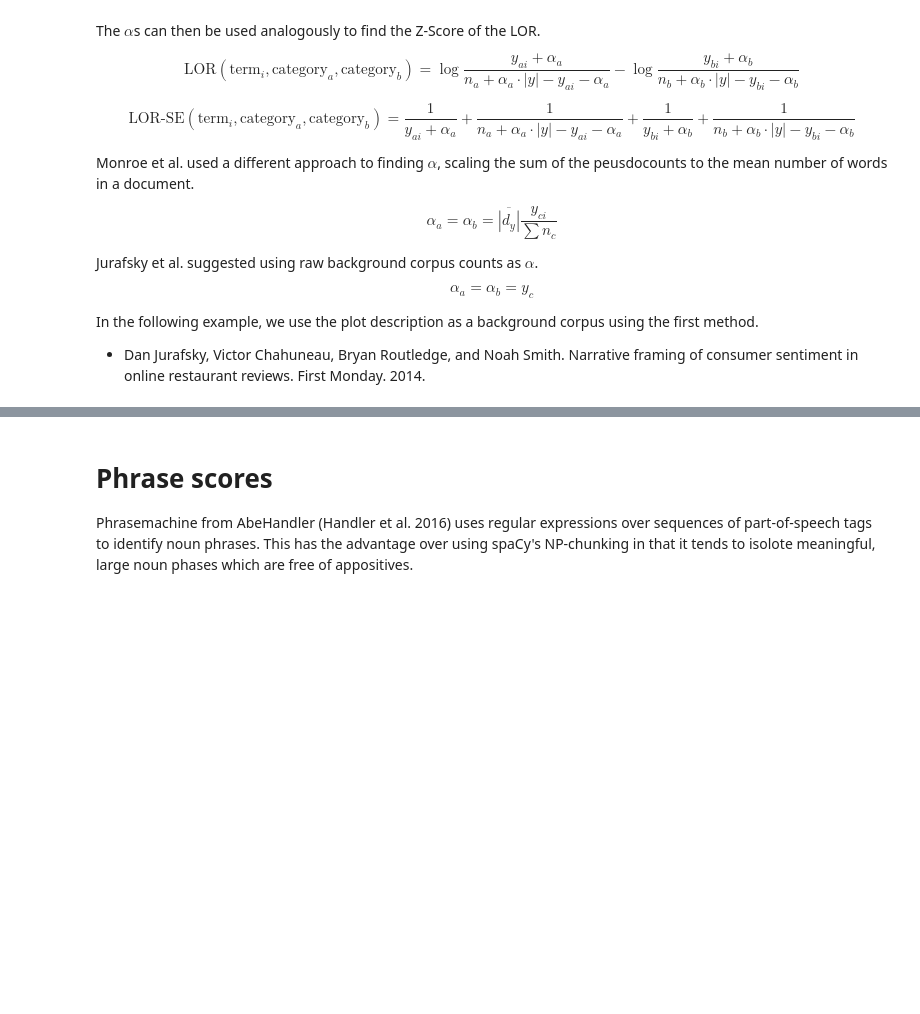
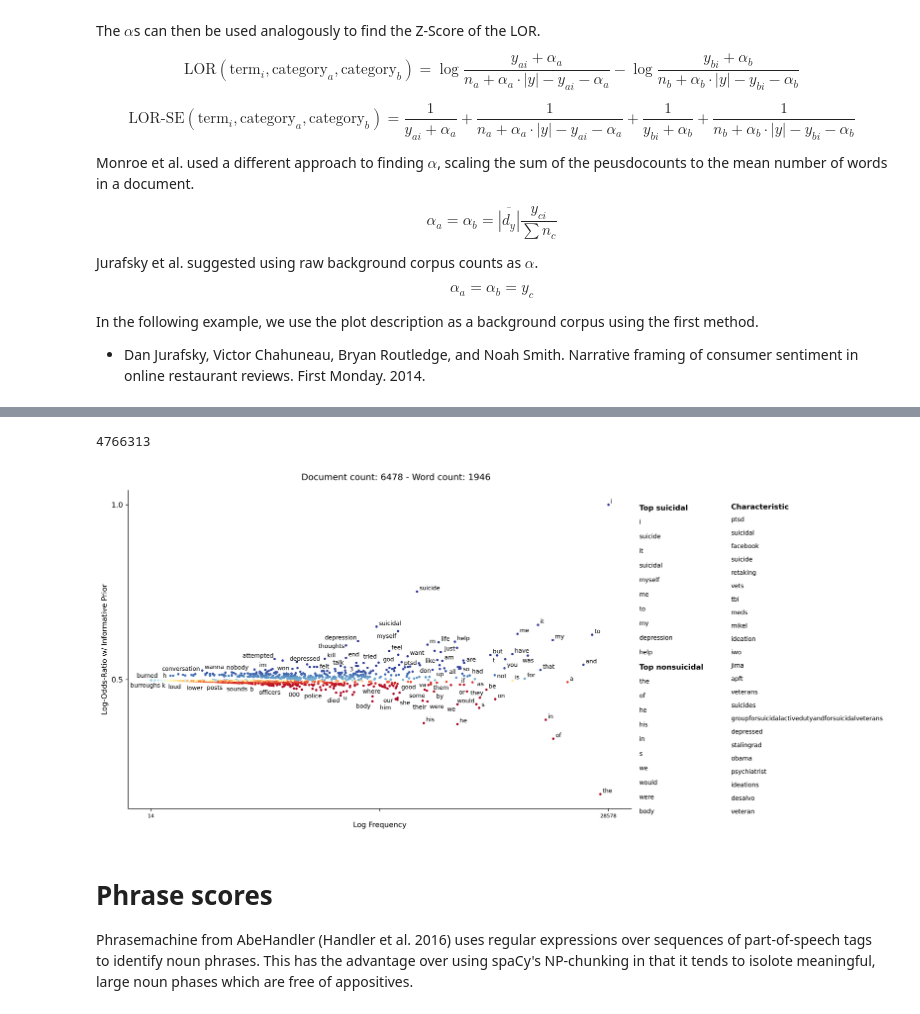
Before and after one commit to danielmlow/rallypoint_suicide_detection, a Jupyter notebook: scattertext.ipynb, the cells around one changed output, grey strips where cells are left out. Saved outputs shown, nothing was run; the diff lists cells and outputs as text; code cells hidden in the pictures; blank space fills up the shorter version.

Commit message:
phrase score only working to create html and only for freq

```diff
--- a/scattertext.ipynb
+++ b/scattertext.ipynb
@@ -398,0 +424,7 @@ open(output_dir+'explorer_fightin_words.html', 'w').write(html)
+# %%
+priors_unigram = (st.PriorFactory(corpus_unigram,
+                  category=category,
+                  not_categories=[not_category],
+                  starting_count=0.01)
+  .use_neutral_categories()
+  .get_priors())
@@ -399,3 +433,75 @@ open(output_dir+'explorer_fightin_words.html', 'w').write(html)
+# %%
+ngram = 'word' # {'word', 'phrases'}
+score_method = 'odds_ratio' # {'fscore','rank_difference', 'dense_rank', 'odds_ratio'}
+axes = 'score' # {'freq', 'score'}
+filename = f'{ngram}_method-{score_method}_axes-{axes}_compaction-{compaction}-freq-{minimum_term_frequency}'
+
+html = st.produce_fightin_words_explorer(
+    corpus_unigram,
+    category=category,
+    category_name=category,
+    not_category_name=not_category,
+    not_categories=[not_category],
+    neutral_categories=[],
+    transform=st.Scalers.percentile_alphabetical,
+    minimum_term_frequency=minimum_term_frequency,
+    term_scorer=st.LogOddsRatioInformativeDirichletPrior(priors_unigram, 10, 'class-size'),   # also try: st.LogOddsRatioInformativeDirichletPrior(priors, 1, 'corpus-size')
+    # metadata = rdf['movie_name'],
+    grey_threshold=0.1
+)
+
+open(output_dir+filename+'.html', 'w').write(html)
+
+
+# just copy it but add return_scatterplot_structure=True to output the structure
+# %% [output]
+4766313
+# %%
+ngram = 'word' # {'word', 'phrases'}
+score_method = 'odds_ratio' # {'fscore','rank_difference', 'dense_rank', 'odds_ratio'}
+axes = 'score' # {'freq', 'score'}
+filename = f'{ngram}_method-{score_method}_axes-{axes}_compaction-{compaction}-freq-{minimum_term_frequency}'
+
+
+scattertext_structure = st.produce_fightin_words_explorer(
+corpus_unigram,
+    category=category,
+    category_name=category,
+    not_category_name=not_category,
+    not_categories=[not_category],
+    neutral_categories=[],
+    transform=st.Scalers.percentile_alphabetical,
+    minimum_term_frequency=minimum_term_frequency,
+    term_scorer=st.LogOddsRatioInformativeDirichletPrior(priors_unigram, 10, 'class-size'),   # also try: st.LogOddsRatioInformativeDirichletPrior(priors, 1, 'corpus-size')
+    # metadata = rdf['movie_name'],
+    grey_threshold=0.1,
+
+
+    # y_axis_values = [-1,0,1],
+    return_scatterplot_structure=True
+)
+# Change plotting params add '_' at the beginning:
+# scattertext_structure._x_label = 'Log frequency in entire corpus'
+# scattertext_structure._y_label = 'Non-suicidal vs. suicidal (Scaled F-Score)'
+
+# Change plotting params: I think it requires 3 values
+log_freq_distr = dispersion['Frequency'].values
+min_freq = int(np.min(log_freq_distr))
+max_freq = int(np.max(log_freq_distr))
+scattertext_structure._x_axis_labels=[min_freq, '',max_freq]
+# https://github.com/JasonKessler/scattertext/blob/b41e3a875faf6dd886e49e524345202432db1b21/scattertext/viz/PyPlotFromScattertextStructure.py#L149
+# scattertext_structure._y_axis_labels=[-1,0,1]#[f'{not_category} (-1)','0',f'{category} (1)']
+
+
+
+fig = st.produce_scattertext_pyplot(scattertext_structure, textsize = 8, dpi=300)
+# plt.xticks(ticks = [-1,0,1],labels=[-1,0,1])
+plt.tight_layout()
+plt.show()
+fig.savefig(output_dir+f'{filename}.tiff', format='tiff', dpi = 150)
+fig.savefig(output_dir+f'{filename}.png', format='png', dpi = 150)
+# %% [output]
+[figure, added]
 # %% [markdown]
 # Phrase scores
 
```
Also changed, not shown: parts of 28 cells of this notebook.
